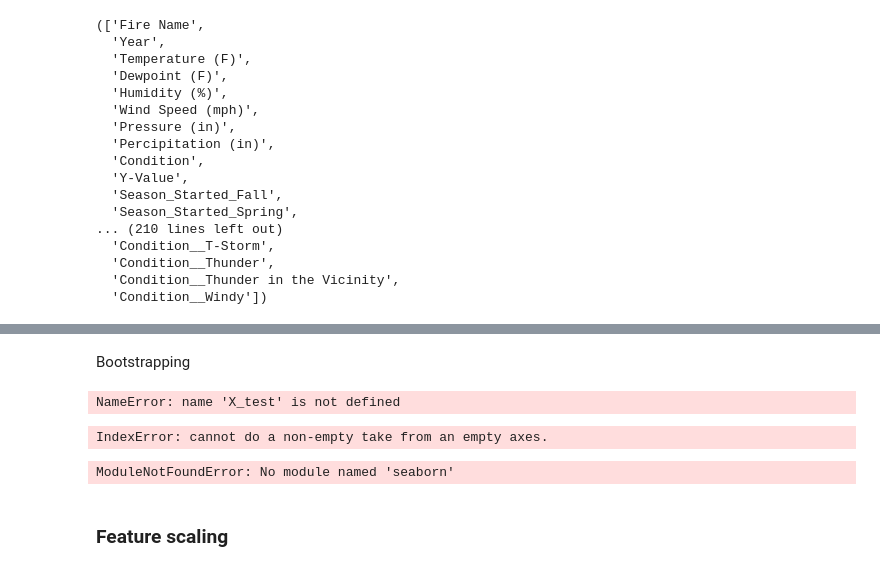
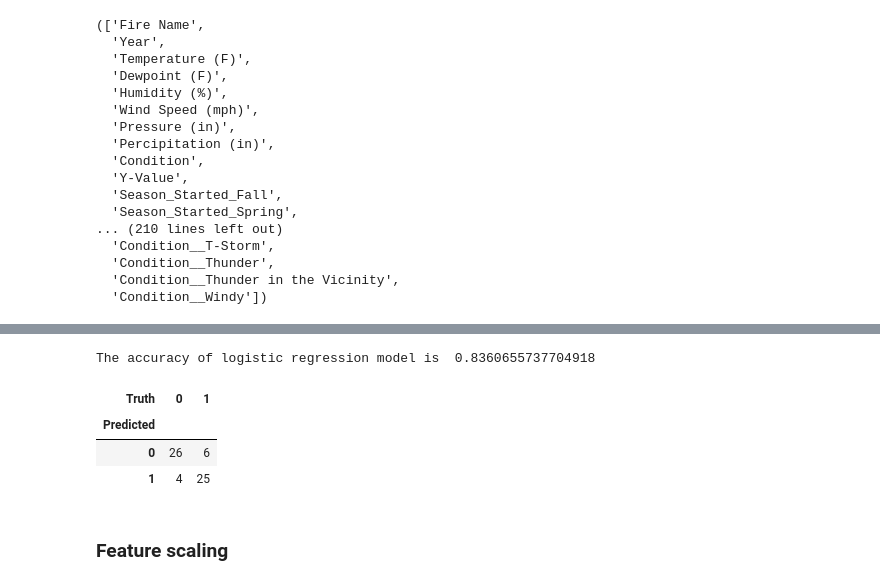
Before and after one commit to soumya-khanna/Wildfire-Prediction-Model, a Jupyter notebook: model.ipynb, the cells around one changed output, grey strips where cells are left out. Cells and saved outputs as stored; diff of their text form; code cells hidden in the pictures.

Commit message:
Added logistic regression

```diff
--- a/model.ipynb
+++ b/model.ipynb
@@ -646,41 +542,34 @@ NameError: name 'X_train' is not defined
-# %% [markdown]
-Bootstrapping
-# %%
-from sklearn.utils import resample
-from sklearn.metrics import accuracy_score
-
-accuracy = []
-n_iterations = 1000
-
-for i in range(n_iterations):
-    X_sparse, y_sparse = resample(X_test, y_test, replace=True)
-    predict = model.predict(X_sparse)
-    score = accuracy_score(y_sparse, predict)
-    accuracy.append(score)
-# %% [output]
-NameError: name 'X_test' is not defined
-# %%
-# Find median
-median = np.median(accuracy)
-
-# Find lower and upper bounds
-lower = np.percentile(accuracy, 2.5)
-upper = np.percentile(accuracy, 97.5)
-
-print(f'The median is {median:.2f} '
-      f'with confidence intervals of [{lower:.2f}, {upper:.2f}].')
-# %% [output]
-IndexError: cannot do a non-empty take from an empty axes.
-# %%
-import seaborn as sns
-import matplotlib.pyplot as plt
-
-sns.kdeplot(accuracy)
-plt.title('1000 Bootstrap Samples of Test Set')
-plt.xlabel('Accuracy of GaussianNB')
-plt.axvline(median, 0, 16, linestyle="--")
-plt.axvline(lower, 0, 16, linestyle="--", color="red")
-plt.axvline(upper, 0, 16, linestyle="--", color="red")
-plt.show()
-# %% [output]
-ModuleNotFoundError: No module named 'seaborn'
+# %%
+# Logistic Regression
+# Initialize lists to store mean accuracy for each K
+from sklearn.linear_model import LogisticRegression
+from sklearn import metrics
+from sklearn.preprocessing import StandardScaler
+
+scaler = StandardScaler()
+target_var = 'Y-Value'
+X = num_stats_df.drop(columns=['Y-Value', 'Fire Name', 'Condition'])
+y = num_stats_df[target_var]
+X_train, X_test, y_train, y_test = train_test_split(X, y, test_size=0.2, shuffle=True, random_state=101)
+X_train_scaled = scaler.fit_transform(X_train)
+X_test_scaled = scaler.transform(X_test)
+model = LogisticRegression(max_iter=1000)
+
+# Fit the model
+model = model.fit(X_train_scaled, y_train)
+
+
+# Predict on test set
+prediction = model.predict(X_test_scaled)
+
+# Calculate accuracy
+acc = metrics.accuracy_score(prediction,y_test)
+print('The accuracy of logistic regression model is ', acc)
+
+confusion_table(prediction, y_test)
+# %% [output]
+The accuracy of logistic regression model is  0.8360655737704918
+| Truth | 0 | 1 |
+| Predicted |  |  |
+| 0 | 26 | 6 |
+| 1 | 4 | 25 |
```
Also changed, not shown: parts of 7 cells of this notebook.
